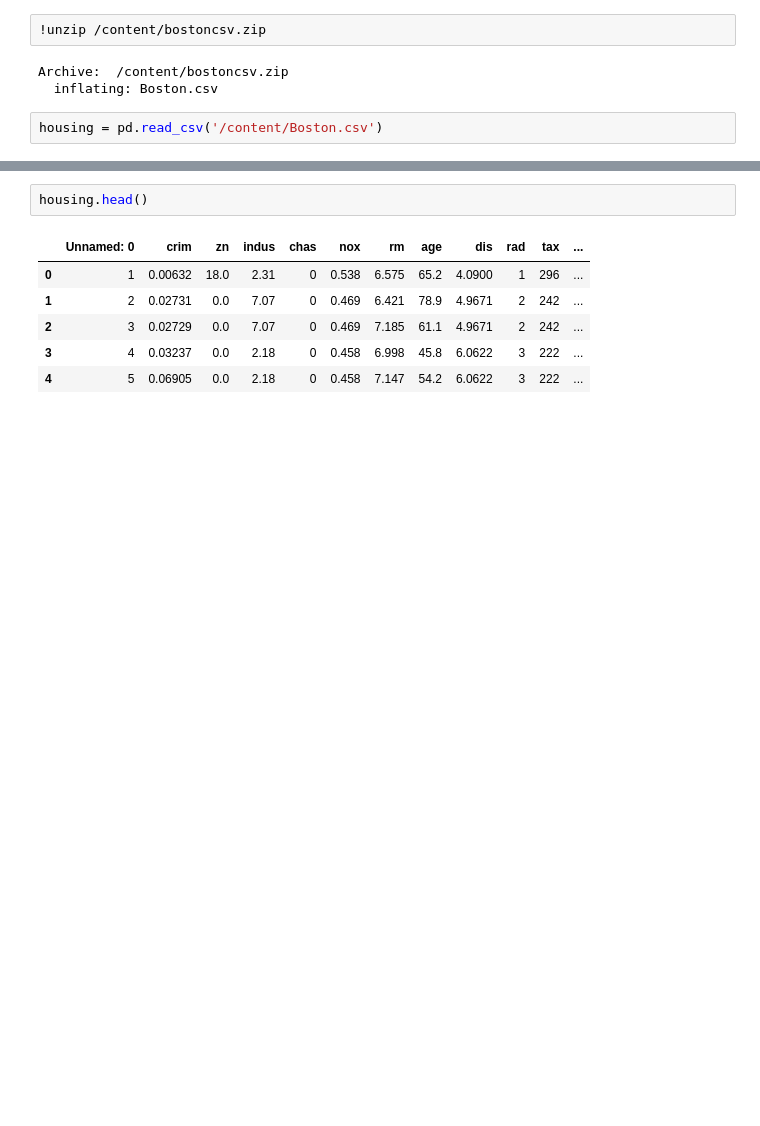
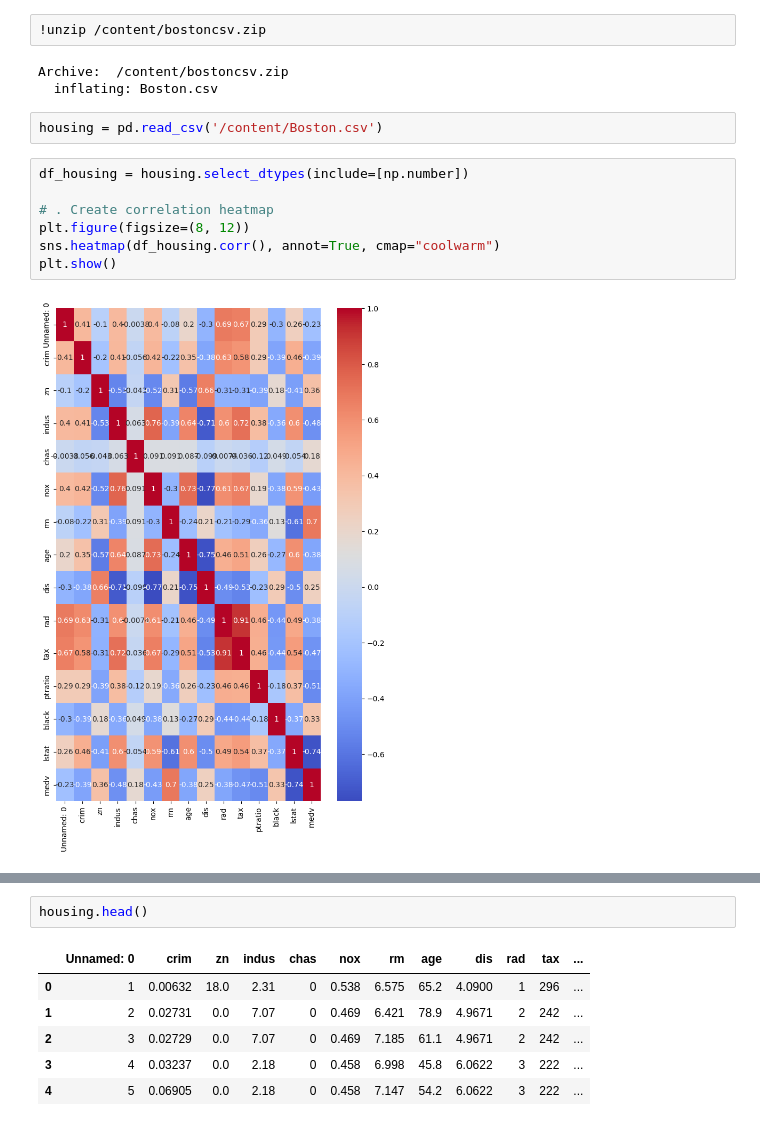
Before and after one commit to CodeCraftsmanRohit/MLfromScratch, a Jupyter notebook: MultiFeatureLinear_Reg.ipynb, the cells around one changed output, grey strips where cells are left out. Drawn from its saved outputs; the diff is of its cells as text; blank space fills up the shorter version.

```diff
--- a/MultiFeatureLinear_Reg.ipynb
+++ b/MultiFeatureLinear_Reg.ipynb
@@ -27,3 +28,12 @@ Archive:  /content/bostoncsv.zip
   inflating: Boston.csv
 # %%
 housing = pd.read_csv('/content/Boston.csv')
+# %%
+df_housing = housing.select_dtypes(include=[np.number])
+
+# . Create correlation heatmap
+plt.figure(figsize=(8, 12))
+sns.heatmap(df_housing.corr(), annot=True, cmap="coolwarm")
+plt.show()
+# %% [output]
+[figure, added]
```
Also changed, not shown: parts of 2 cells of this notebook, 1 other file.
